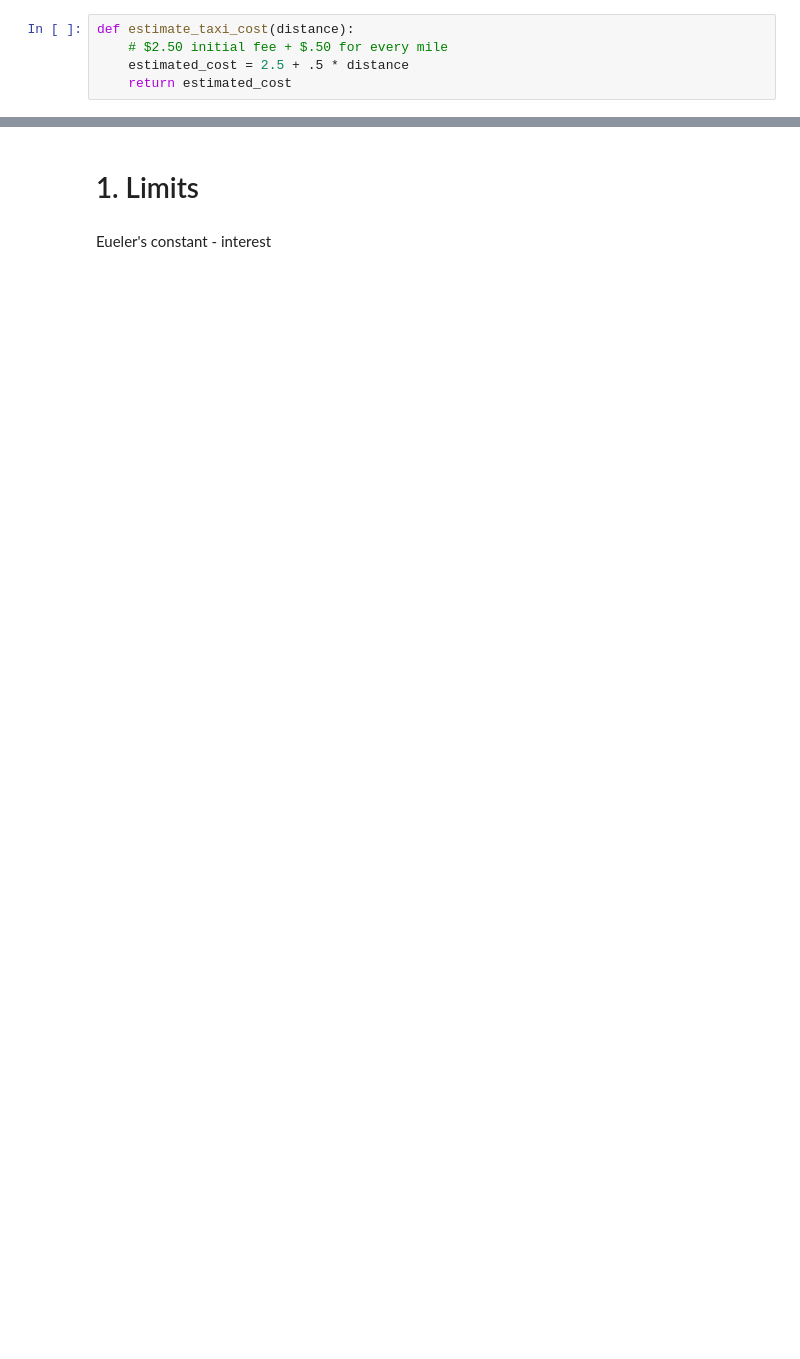
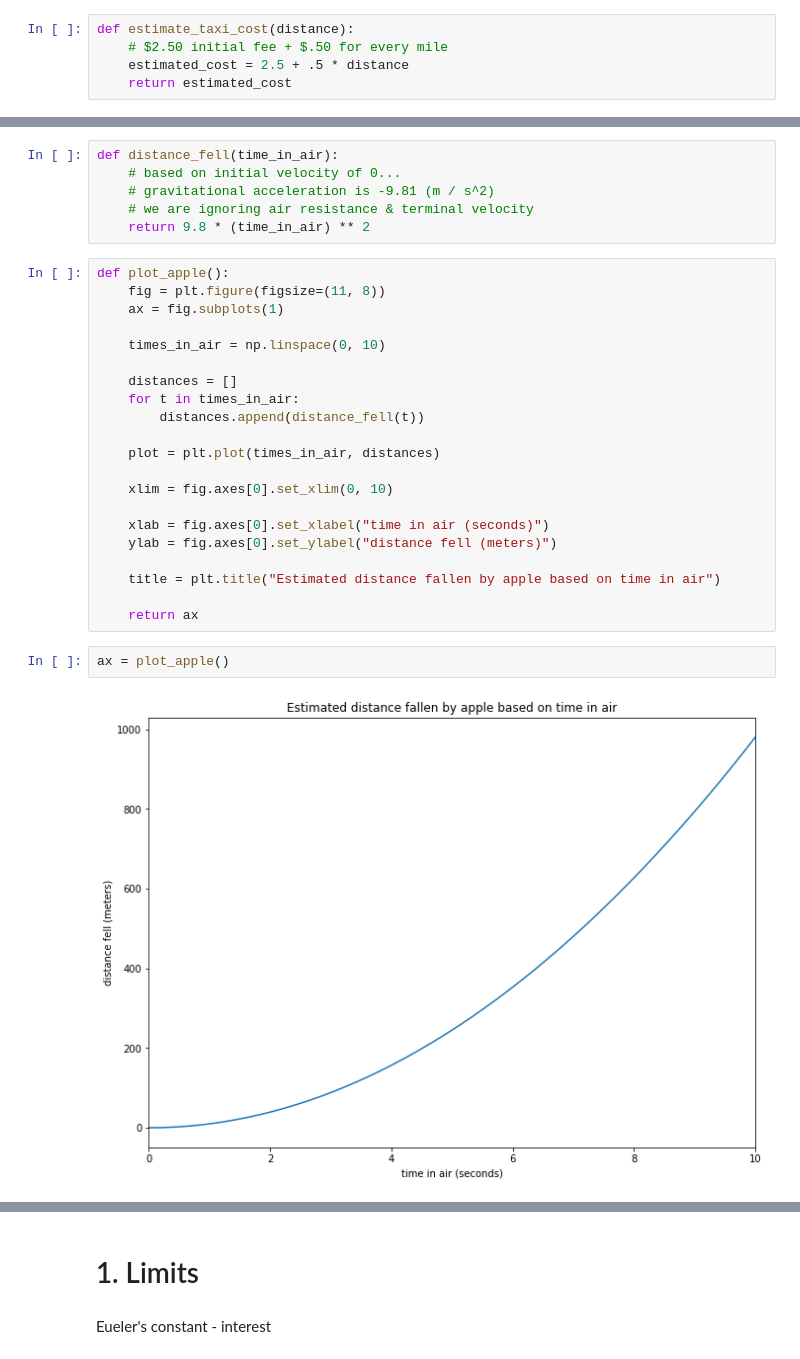
Before and after one commit to contently/math_class, a Jupyter notebook: calculus_derivatives.ipynb, the cells around one changed output, grey strips where cells are left out. Cells and saved outputs as stored; diff of their text form; blank space fills up the shorter version.

```diff
--- a/calculus_derivatives.ipynb
+++ b/calculus_derivatives.ipynb
@@ -93,0 +115,31 @@ title = plt.title("Estimated taxi fare, as a function of distance")
+# %%
+def distance_fell(time_in_air):
+    # based on initial velocity of 0...
+    # gravitational acceleration is -9.81 (m / s^2)
+    # we are ignoring air resistance & terminal velocity
+    return 9.8 * (time_in_air) ** 2
+# %%
+def plot_apple():
+    fig = plt.figure(figsize=(11, 8))
+    ax = fig.subplots(1)
+
+    times_in_air = np.linspace(0, 10)
+
+    distances = []
+    for t in times_in_air:
+        distances.append(distance_fell(t))
+
+    plot = plt.plot(times_in_air, distances)
+
+    xlim = fig.axes[0].set_xlim(0, 10)
+
+    xlab = fig.axes[0].set_xlabel("time in air (seconds)")
+    ylab = fig.axes[0].set_ylabel("distance fell (meters)")
+
+    title = plt.title("Estimated distance fallen by apple based on time in air")
+
+    return ax
+# %%
+ax = plot_apple()
+# %% [output]
+[figure, added]
```
Also changed, not shown: parts of 31 cells of this notebook.
